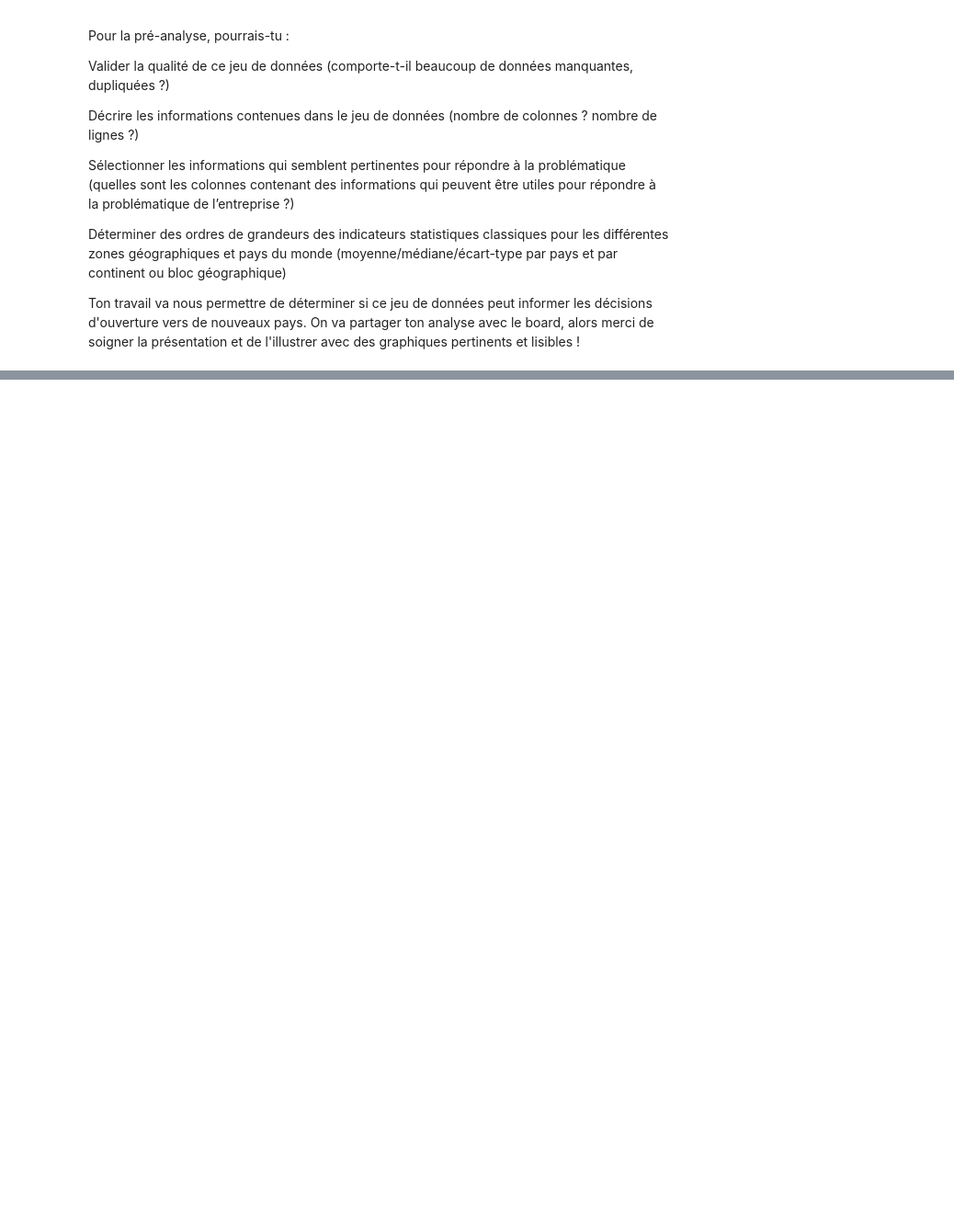
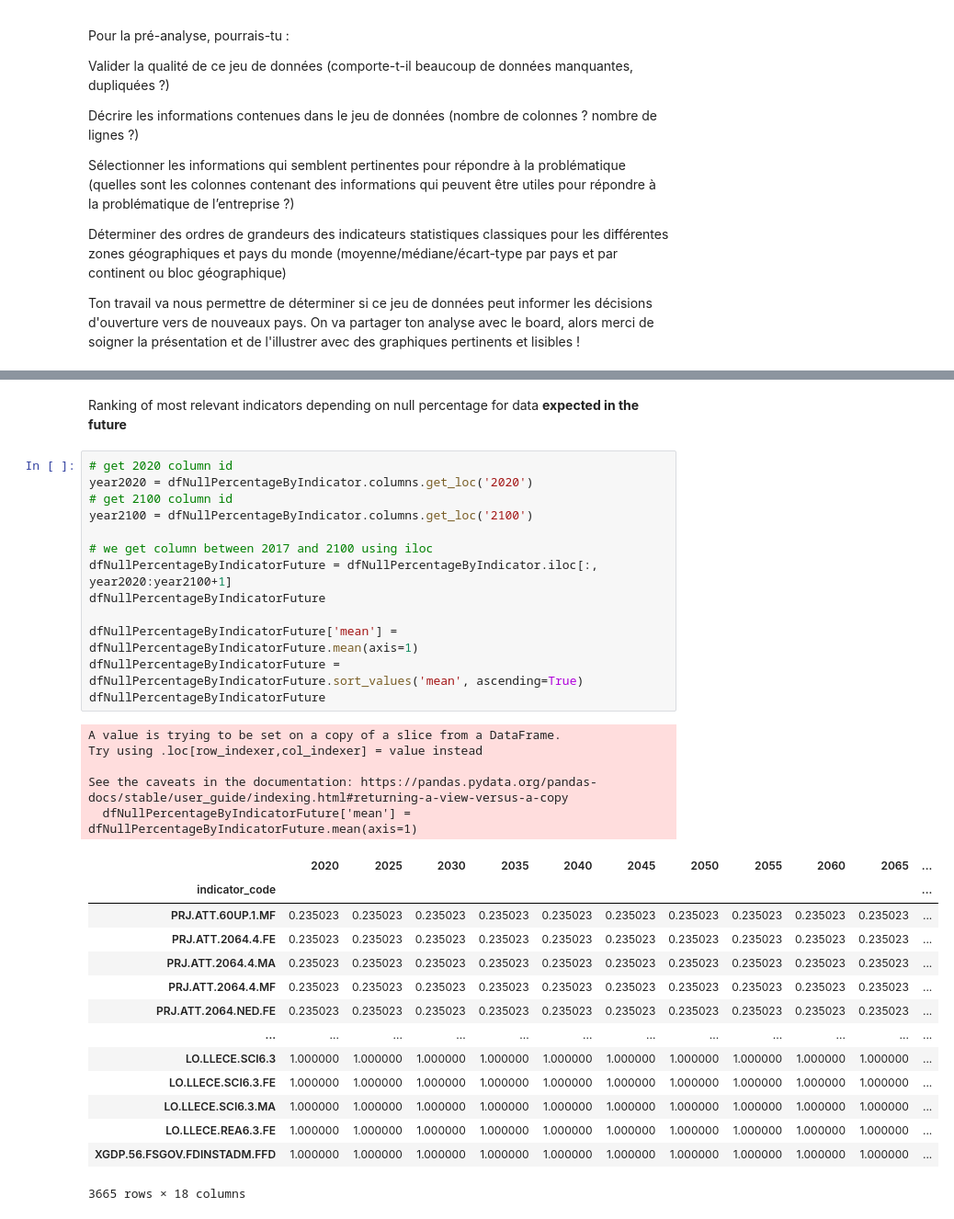
Before and after one commit to corentin5002/edStat, a Jupyter notebook: EdStats notebook.ipynb, the cells around one changed output, grey strips where cells are left out. Shown: that part at 92% size. Drawn from its saved outputs; the diff is of its cells as text; blank space fills up the shorter version.

```diff
--- a/EdStats notebook.ipynb
+++ b/EdStats notebook.ipynb
@@ -36,0 +165,35 @@ Ton travail va nous permettre de déterminer si ce jeu de données peut informer
+# %% [markdown]
+Ranking of most relevant indicators depending on null percentage for data **expected in the future**
+# %%
+# get 2020 column id
+year2020 = dfNullPercentageByIndicator.columns.get_loc('2020')
+# get 2100 column id
+year2100 = dfNullPercentageByIndicator.columns.get_loc('2100')
+
+# we get column between 2017 and 2100 using iloc
+dfNullPercentageByIndicatorFuture = dfNullPercentageByIndicator.iloc[:, year2020:year2100+1]
+dfNullPercentageByIndicatorFuture
+
+dfNullPercentageByIndicatorFuture['mean'] = dfNullPercentageByIndicatorFuture.mean(axis=1)
+dfNullPercentageByIndicatorFuture = dfNullPercentageByIndicatorFuture.sort_values('mean', ascending=True)
+dfNullPercentageByIndicatorFuture
+# %% [output]
+A value is trying to be set on a copy of a slice from a DataFrame.
+Try using .loc[row_indexer,col_indexer] = value instead
+
+See the caveats in the documentation: https://pandas.pydata.org/pandas-docs/stable/user_guide/indexing.html#returning-a-view-versus-a-copy
+  dfNullPercentageByIndicatorFuture['mean'] = dfNullPercentageByIndicatorFuture.mean(axis=1)
+|  | 2020 | 2025 | 2030 | 2035 | 2040 | 2045 | 2050 | 2055 | 2060 | 2065 | ... |
+| indicator_code |  |  |  |  |  |  |  |  |  |  | ... |
+| PRJ.ATT.60UP.1.MF | 0.235023 | 0.235023 | 0.235023 | 0.235023 | 0.235023 | 0.235023 | 0.235023 | 0.235023 | 0.235023 | 0.235023 | ... |
+| PRJ.ATT.2064.4.FE | 0.235023 | 0.235023 | 0.235023 | 0.235023 | 0.235023 | 0.235023 | 0.235023 | 0.235023 | 0.235023 | 0.235023 | ... |
+| PRJ.ATT.2064.4.MA | 0.235023 | 0.235023 | 0.235023 | 0.235023 | 0.235023 | 0.235023 | 0.235023 | 0.235023 | 0.235023 | 0.235023 | ... |
+| PRJ.ATT.2064.4.MF | 0.235023 | 0.235023 | 0.235023 | 0.235023 | 0.235023 | 0.235023 | 0.235023 | 0.235023 | 0.235023 | 0.235023 | ... |
+| PRJ.ATT.2064.NED.FE | 0.235023 | 0.235023 | 0.235023 | 0.235023 | 0.235023 | 0.235023 | 0.235023 | 0.235023 | 0.235023 | 0.235023 | ... |
+| ... | ... | ... | ... | ... | ... | ... | ... | ... | ... | ... | ... |
+| LO.LLECE.SCI6.3 | 1.000000 | 1.000000 | 1.000000 | 1.000000 | 1.000000 | 1.000000 | 1.000000 | 1.000000 | 1.000000 | 1.000000 | ... |
+| LO.LLECE.SCI6.3.FE | 1.000000 | 1.000000 | 1.000000 | 1.000000 | 1.000000 | 1.000000 | 1.000000 | 1.000000 | 1.000000 | 1.000000 | ... |
+| LO.LLECE.SCI6.3.MA | 1.000000 | 1.000000 | 1.000000 | 1.000000 | 1.000000 | 1.000000 | 1.000000 | 1.000000 | 1.000000 | 1.000000 | ... |
+| LO.LLECE.REA6.3.FE | 1.000000 | 1.000000 | 1.000000 | 1.000000 | 1.000000 | 1.000000 | 1.000000 | 1.000000 | 1.000000 | 1.000000 | ... |
+| XGDP.56.FSGOV.FDINSTADM.FFD | 1.000000 | 1.000000 | 1.000000 | 1.000000 | 1.000000 | 1.000000 | 1.000000 | 1.000000 | 1.000000 | 1.000000 | ... |
+3665 rows × 18 columns
```
Also changed, not shown: parts of 20 cells of this notebook.
